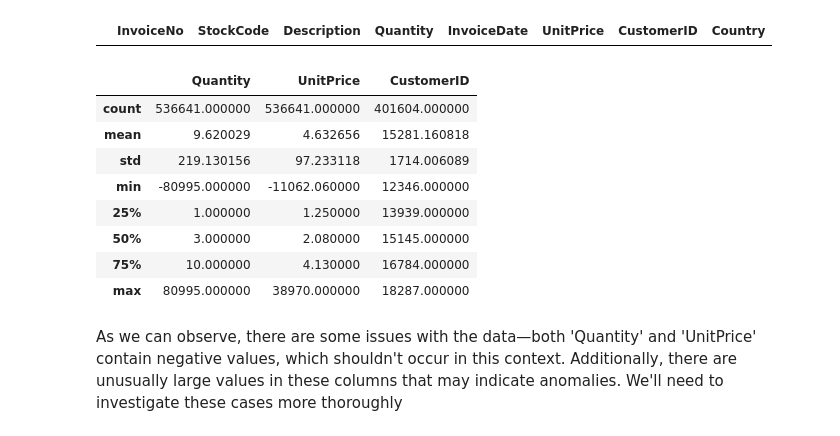
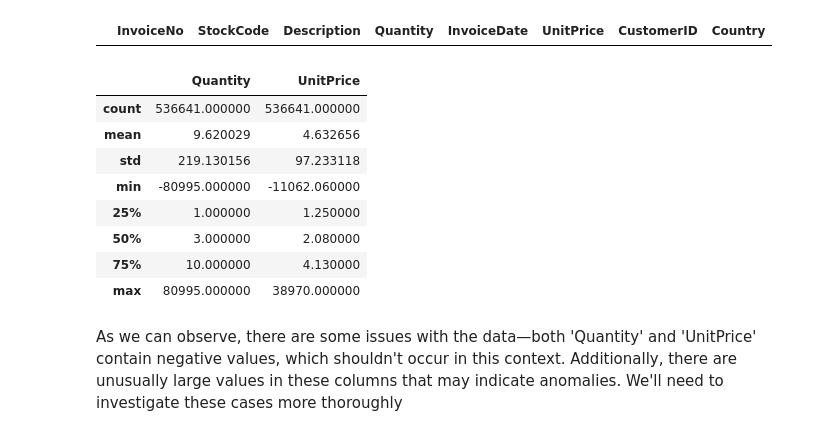
Before and after one commit to Drieger/clustering-ecommerce-clients, a Jupyter notebook: notebooks/cluster.ipynb, the cells around one changed output. Drawn from its saved outputs; the diff is of its cells as text; code cells hidden in the pictures.

Commit message:
start analyzing quantity below 0

```diff
--- a/notebooks/cluster.ipynb
+++ b/notebooks/cluster.ipynb
@@ -156,17 +156,17 @@ data[data.duplicated(keep=False)].tail(10)
 |  | InvoiceNo | StockCode | Description | Quantity | InvoiceDate | UnitPrice | CustomerID | Country |
 # %%
 # Get basic statistics about data
-data.describe()
+data[['Quantity', 'UnitPrice']].describe()
 # %% [output]
-|  | Quantity | UnitPrice | CustomerID |
-| count | 536641.000000 | 536641.000000 | 401604.000000 |
-| mean | 9.620029 | 4.632656 | 15281.160818 |
-| std | 219.130156 | 97.233118 | 1714.006089 |
-| min | -80995.000000 | -11062.060000 | 12346.000000 |
-| 25% | 1.000000 | 1.250000 | 13939.000000 |
-| 50% | 3.000000 | 2.080000 | 15145.000000 |
-| 75% | 10.000000 | 4.130000 | 16784.000000 |
-| max | 80995.000000 | 38970.000000 | 18287.000000 |
+|  | Quantity | UnitPrice |
+| count | 536641.000000 | 536641.000000 |
+| mean | 9.620029 | 4.632656 |
+| std | 219.130156 | 97.233118 |
+| min | -80995.000000 | -11062.060000 |
+| 25% | 1.000000 | 1.250000 |
+| 50% | 3.000000 | 2.080000 |
+| 75% | 10.000000 | 4.130000 |
+| max | 80995.000000 | 38970.000000 |
 # %% [markdown]
 As we can observe, there are some issues with the data—both 'Quantity' and 'UnitPrice' contain negative values, which shouldn't occur in this context. Additionally, there are unusually large values in these columns that may indicate anomalies. We'll need to investigate these cases more thoroughly
 # %%
```
Also changed, not shown: parts of 1 cell of this notebook.
